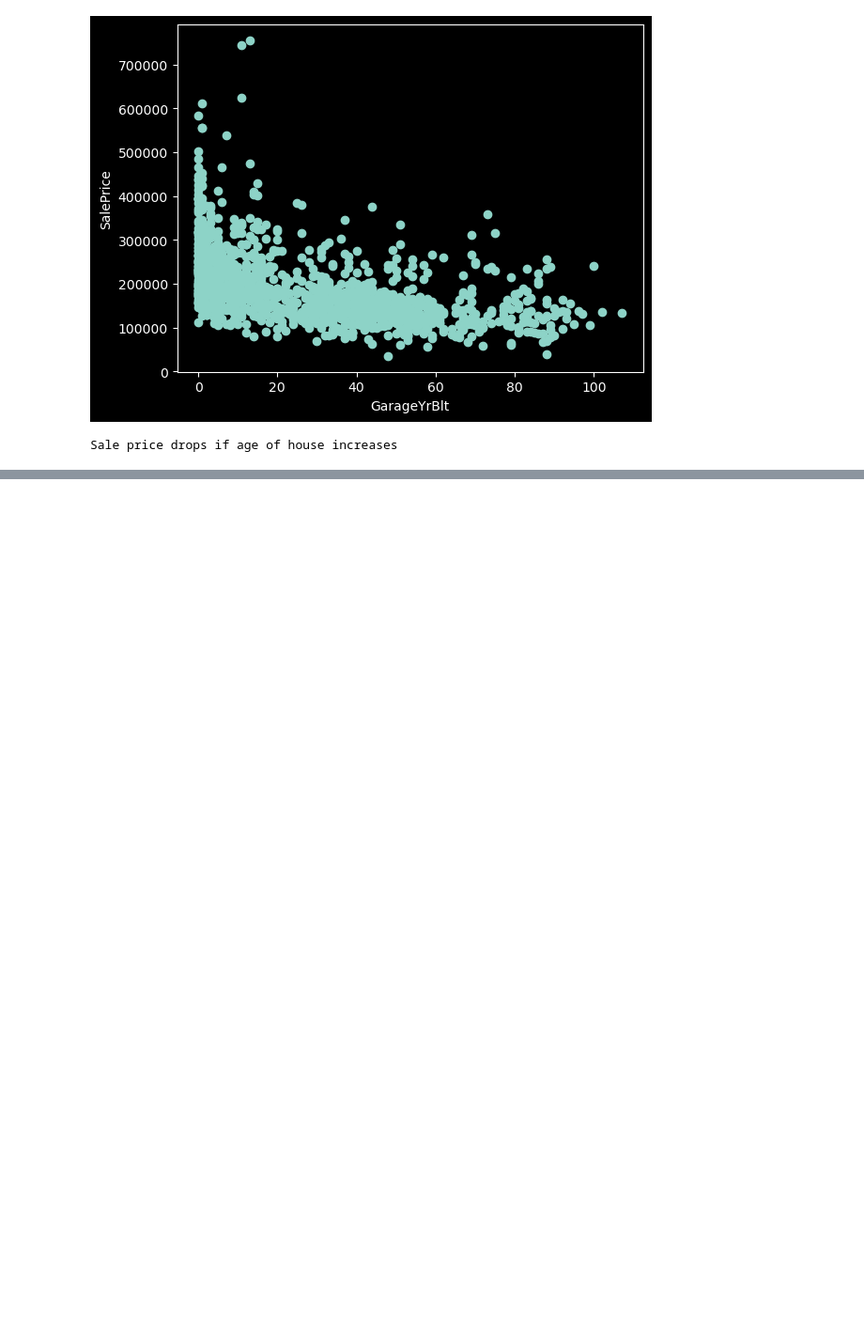
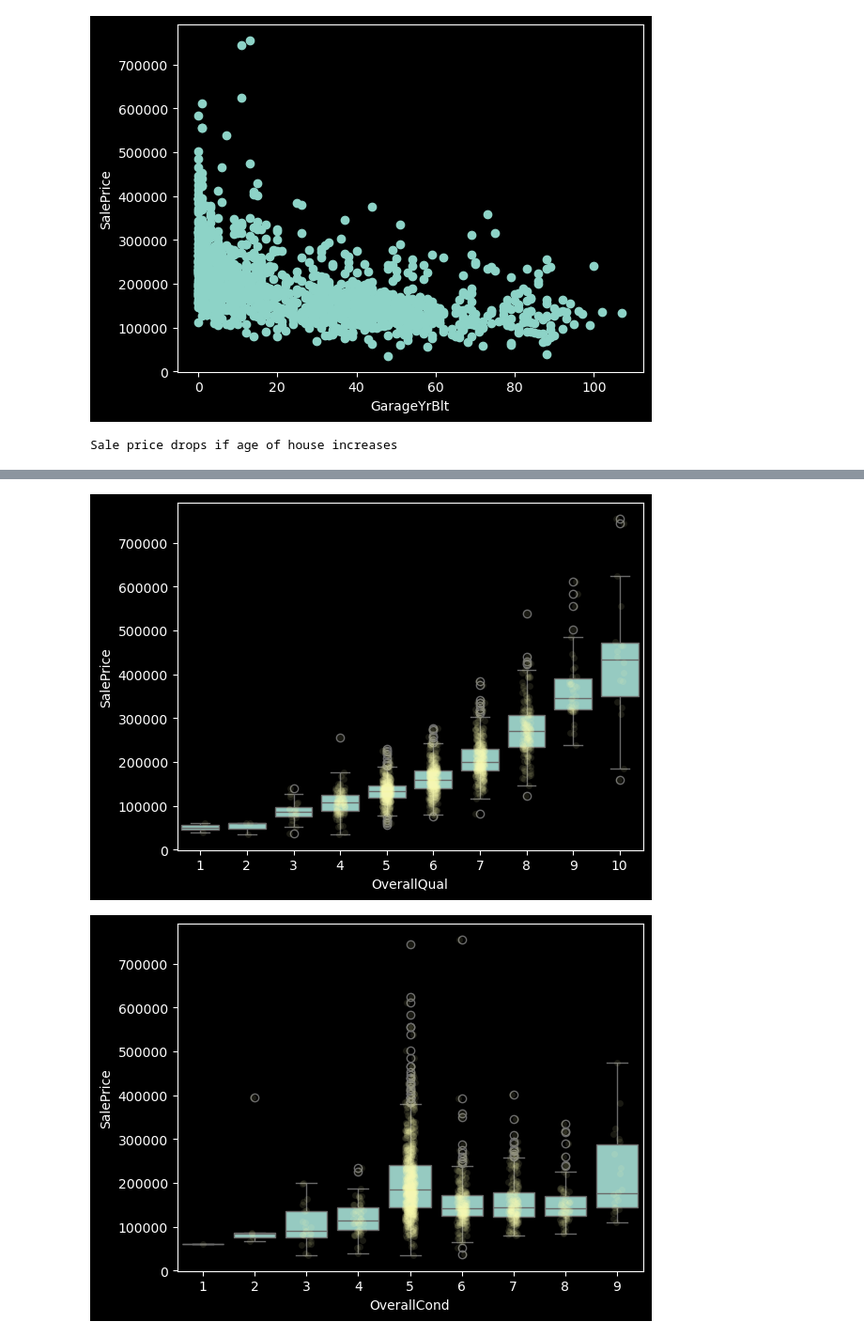
Before and after one commit to schouten-pepijn/Deployment_ML_Model, a Jupyter notebook: Own_Materials/Own_Code/Section_4/demo_EDA_Housing_Prices.ipynb, the cells around one changed output, grey strips where cells are left out. Shown at 94% size. Saved outputs shown, nothing was run; the diff lists cells and outputs as text; code cells hidden in the pictures; blank space fills up the shorter version.

Commit message:
discrete variable analysis

```diff
--- a/Own_Materials/Own_Code/Section_4/demo_EDA_Housing_Prices.ipynb
+++ b/Own_Materials/Own_Code/Section_4/demo_EDA_Housing_Prices.ipynb
@@ -257,0 +260,11 @@ Sale price drops if age of house increases
+# %%
+# select discrete variables
+discr_vars = [
+    var for var in num_vars if len(
+        data[var].unique()) < 20
+    and var not in year_vars
+]
+
+print("Number of discrete variables:", len(discr_vars))
+
+data[discr_vars].head()
@@ -257,0 +279,10 @@ Sale price drops if age of house increases
+# %%
+# plot the sale price against all the discrete variables
+for var in discr_vars:
+    _, ax = plt.subplots()
+    sns.boxplot(x=var, y='SalePrice', data=data, ax=ax)
+    sns.stripplot(x=var, y='SalePrice', data=data, jitter=0.1,
+                  alpha=0.1, ax=ax)
+# %% [output]
+[figure, added]
+[figure, added]
```
Also changed, not shown: parts of 3 cells of this notebook.
